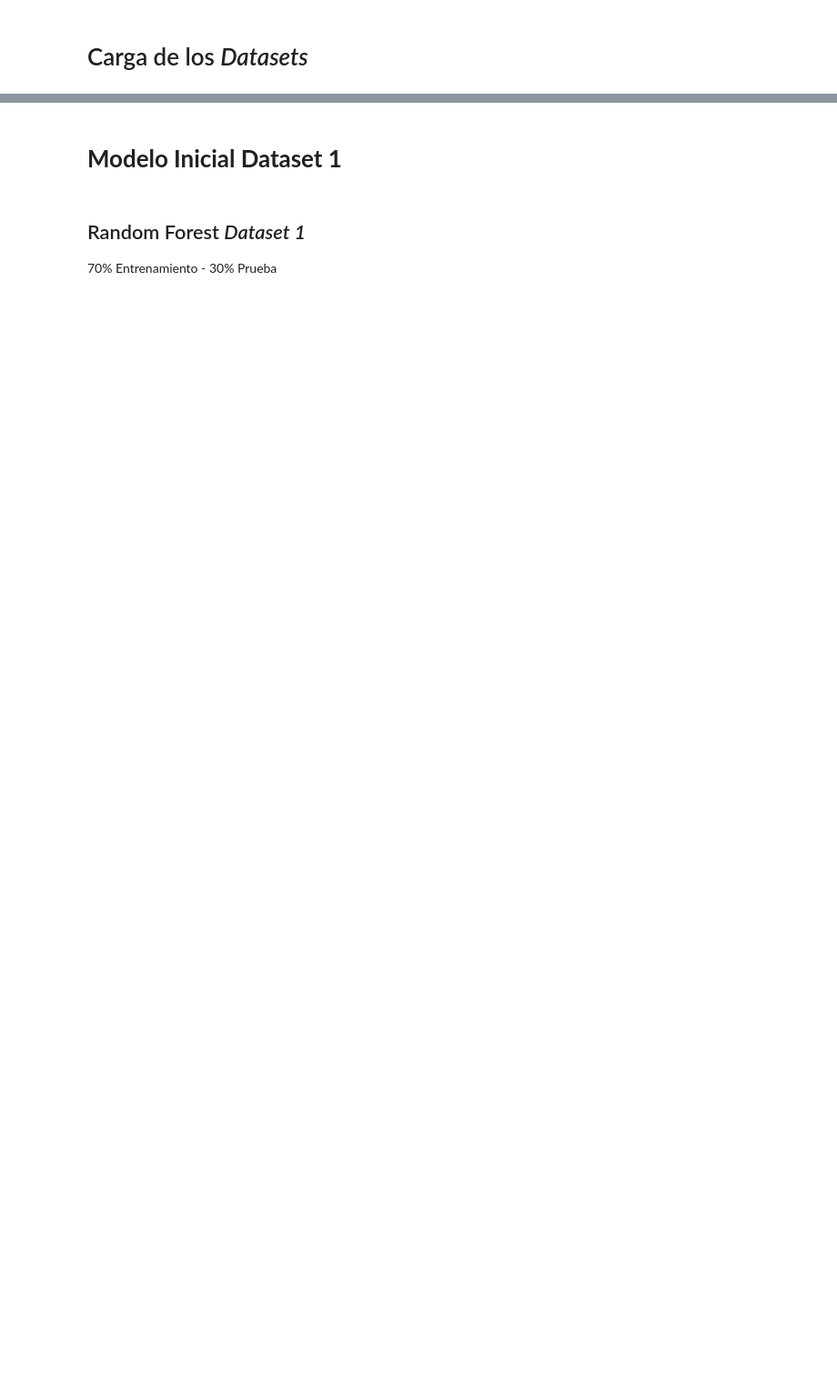
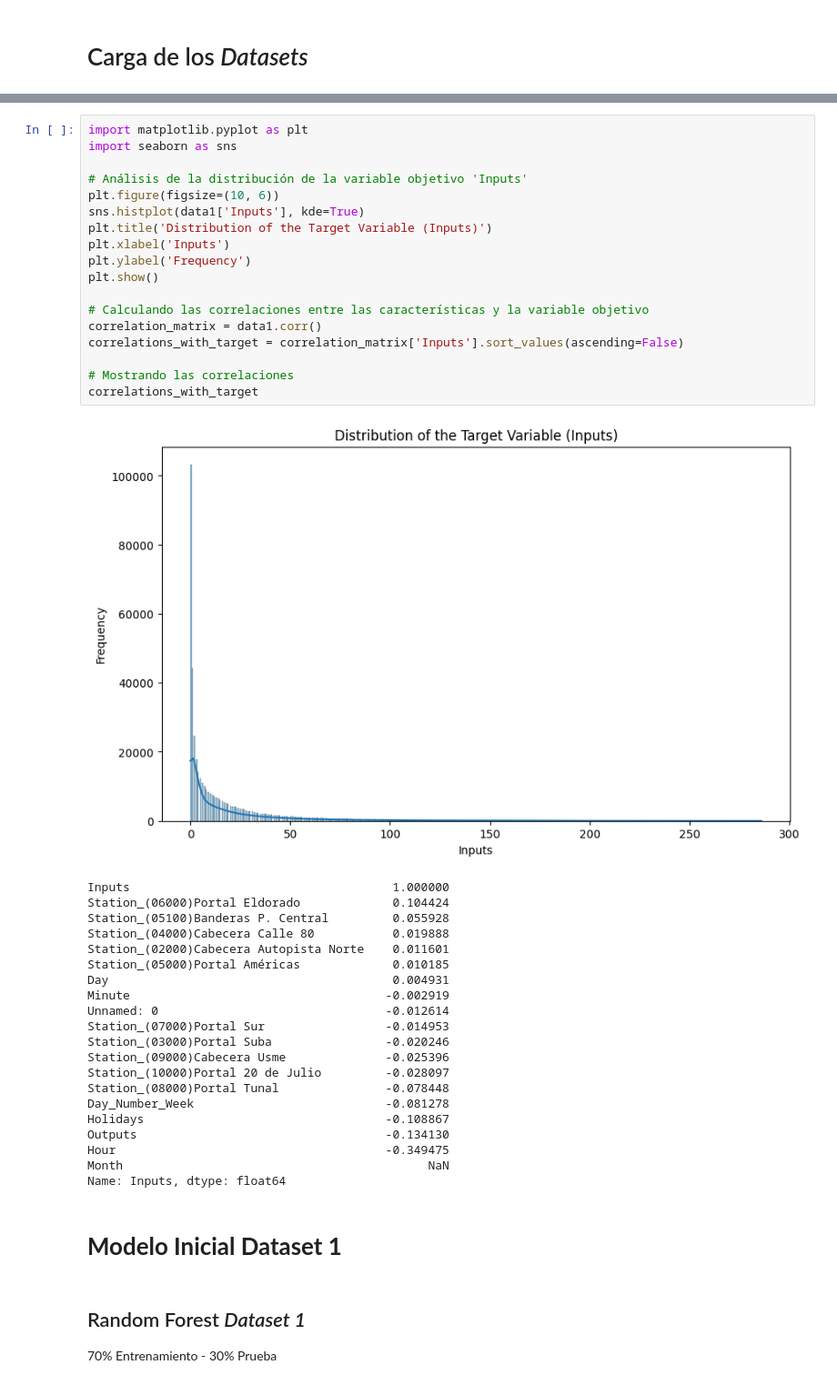
Before and after one commit to alexcarvajal/ModeloPrediccionBRT, a Jupyter notebook: Algoritmos_Modelo_Inicial.ipynb, the cells around one changed output, grey strips where cells are left out. Shown at 91% size. Drawn from its saved outputs; the diff is of its cells as text; blank space fills up the shorter version.

```diff
--- a/Algoritmos_Modelo_Inicial.ipynb
+++ b/Algoritmos_Modelo_Inicial.ipynb
@@ -27,3 +26,43 @@ data2
+# %%
+import matplotlib.pyplot as plt
+import seaborn as sns
+
+# Análisis de la distribución de la variable objetivo 'Inputs'
+plt.figure(figsize=(10, 6))
+sns.histplot(data1['Inputs'], kde=True)
+plt.title('Distribution of the Target Variable (Inputs)')
+plt.xlabel('Inputs')
+plt.ylabel('Frequency')
+plt.show()
+
+# Calculando las correlaciones entre las características y la variable objetivo
+correlation_matrix = data1.corr()
+correlations_with_target = correlation_matrix['Inputs'].sort_values(ascending=False)
+
+# Mostrando las correlaciones
+correlations_with_target
+# %% [output]
+[figure, added]
+Inputs                                     1.000000
+Station_(06000)Portal Eldorado             0.104424
+Station_(05100)Banderas P. Central         0.055928
+Station_(04000)Cabecera Calle 80           0.019888
+Station_(02000)Cabecera Autopista Norte    0.011601
+Station_(05000)Portal Américas             0.010185
+Day                                        0.004931
+Minute                                    -0.002919
+Unnamed: 0                                -0.012614
+Station_(07000)Portal Sur                 -0.014953
+Station_(03000)Portal Suba                -0.020246
+Station_(09000)Cabecera Usme              -0.025396
+Station_(10000)Portal 20 de Julio         -0.028097
+Station_(08000)Portal Tunal               -0.078448
+Day_Number_Week                           -0.081278
+Holidays                                  -0.108867
+Outputs                                   -0.134130
+Hour                                      -0.349475
+Month                                           NaN
+Name: Inputs, dtype: float64
 # %% [markdown]
 # **Modelo Inicial Dataset 1**
 # %% [markdown]
```
Also changed, not shown: parts of 17 cells of this notebook.
